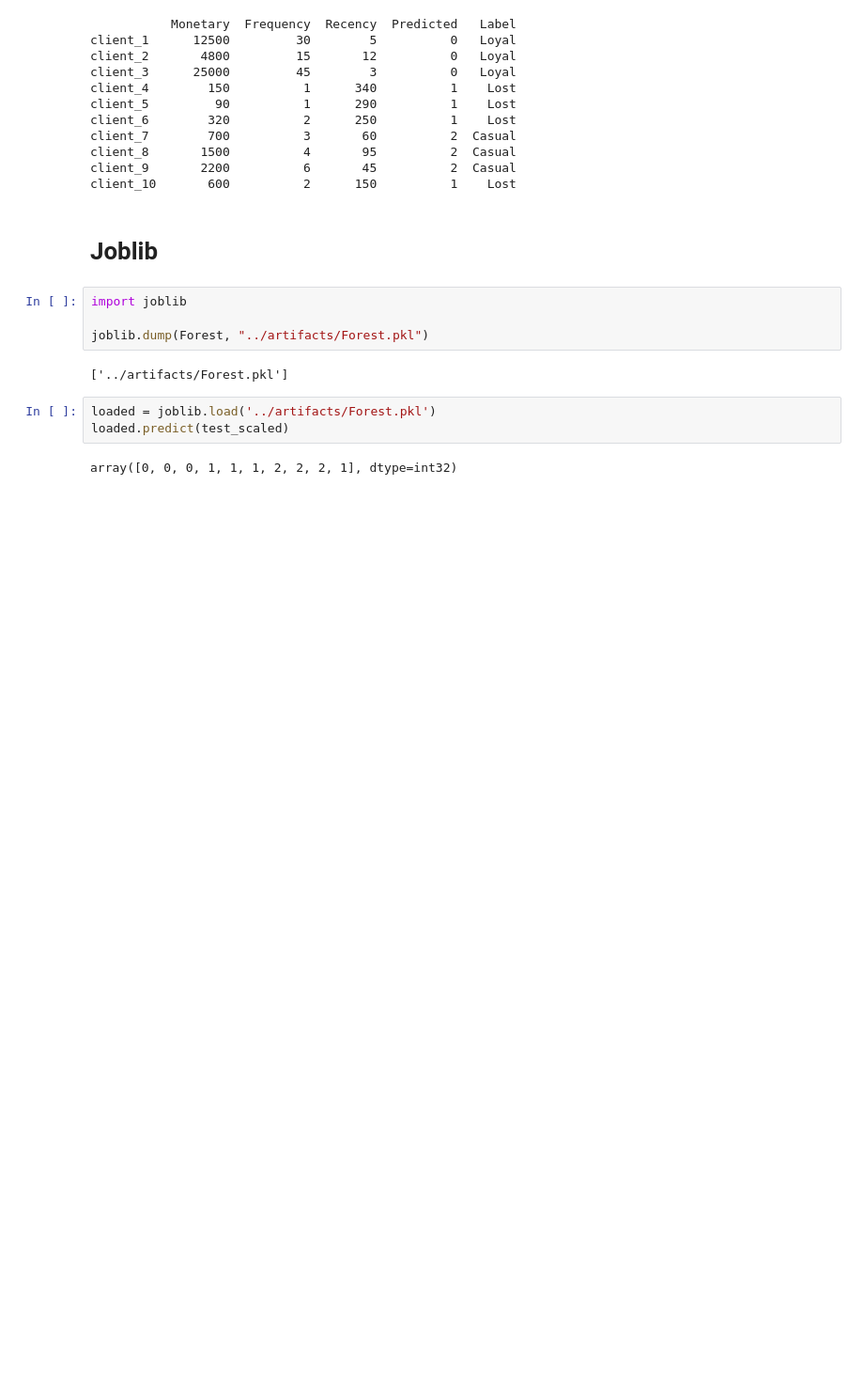
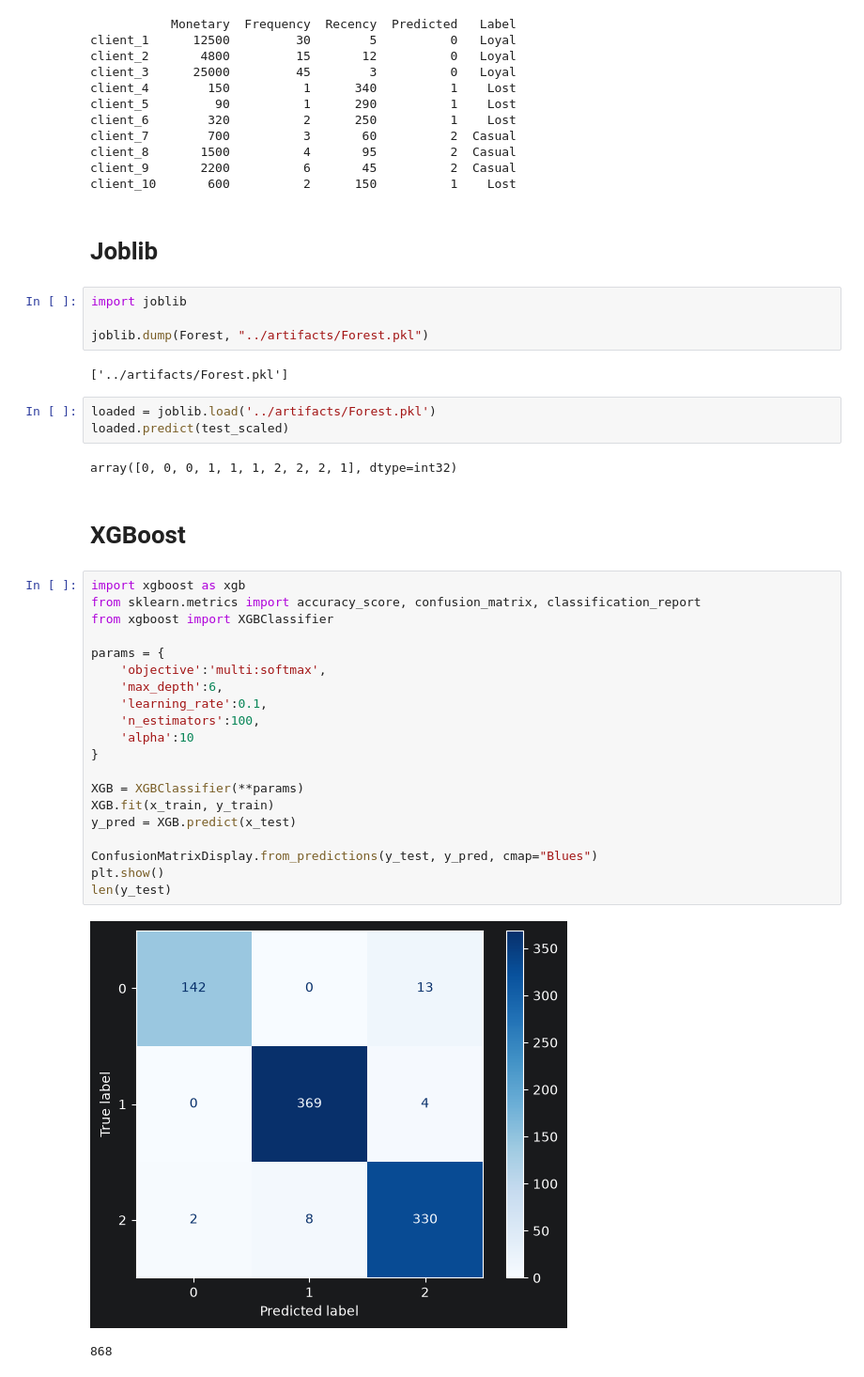
Before and after one commit to Aymanemjj/ML_Classification_of_clients, a Jupyter notebook: notebooks/main.ipynb, the cells around one changed output. Shown at 94% size. Drawn from its saved outputs; the diff is of its cells as text; blank space fills up the shorter version.

```diff
--- a/notebooks/main.ipynb
+++ b/notebooks/main.ipynb
@@ -582,3 +581,28 @@ loaded = joblib.load('../artifacts/Forest.pkl')
 loaded.predict(test_scaled)
 # %% [output]
 array([0, 0, 0, 1, 1, 1, 2, 2, 2, 1], dtype=int32)
+# %% [markdown]
+# XGBoost
+# %%
+import xgboost as xgb
+from sklearn.metrics import accuracy_score, confusion_matrix, classification_report
+from xgboost import XGBClassifier
+
+params = {
+    'objective':'multi:softmax',
+    'max_depth':6,
+    'learning_rate':0.1,
+    'n_estimators':100,
+    'alpha':10
+}
+
+XGB = XGBClassifier(**params)
+XGB.fit(x_train, y_train)
+y_pred = XGB.predict(x_test)
+
+ConfusionMatrixDisplay.from_predictions(y_test, y_pred, cmap="Blues")
+plt.show()
+len(y_test)
+# %% [output]
+[figure, added]
+868
```
Also changed, not shown: parts of 9 cells of this notebook.
